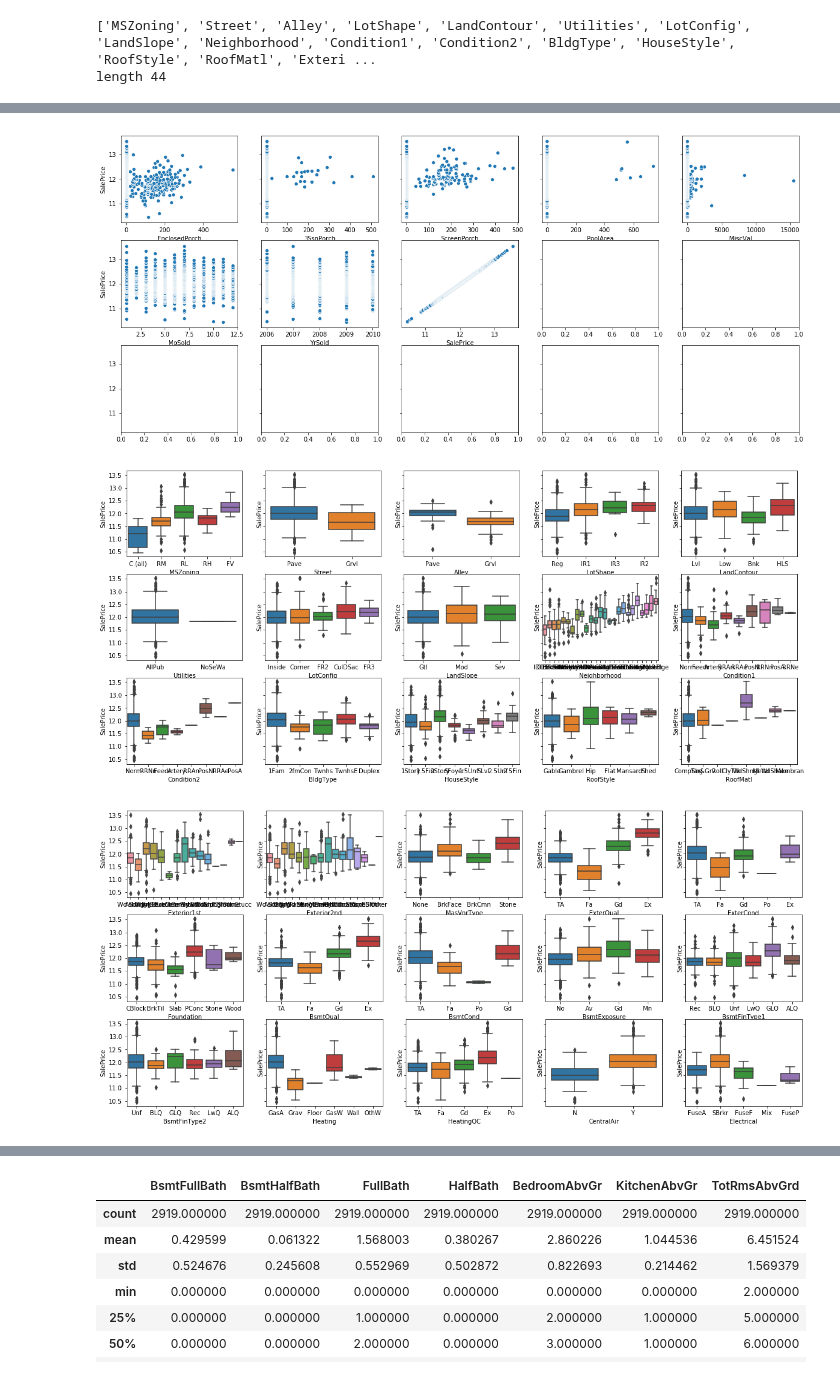
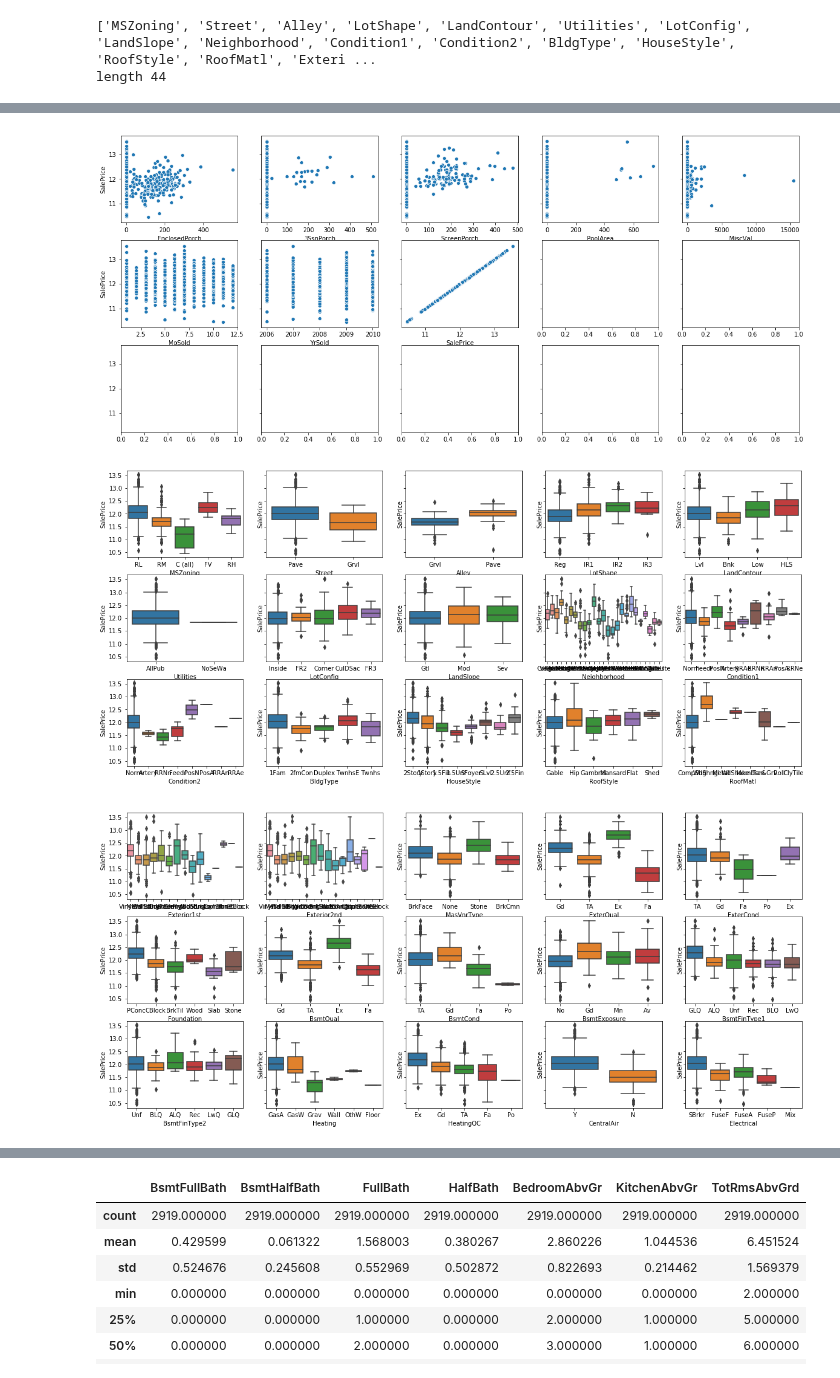
Before and after one commit to monthepp/kaggle, a Jupyter notebook: house_prices_advanced_regression_techniques/house_prices_advanced_regression_techniques.ipynb, the cells around one changed output, grey strips where cells are left out. Drawn from its saved outputs; the diff is of its cells as text; code cells hidden in the pictures.

```diff
--- a/house_prices_advanced_regression_techniques/house_prices_advanced_regression_techniques.ipynb
+++ b/house_prices_advanced_regression_techniques/house_prices_advanced_regression_techniques.ipynb
@@ -161,17 +159,17 @@ scatterplot = scatterplot5x3(train_sorted_df, by=col_number[15:30], column='Sale
 # %%
 # scatter plot for last 15 features
-scatterplot = scatterplot5x3(train_sorted_df, by=col_number[30:], column='SalePrice')
+scatterplot = scatterplot5x3(data_df[data_df['DataType'] == 'training'], by=col_number[30:], column='SalePrice')
 # %% [output]
-[figure, old version]
+[figure, new version]
 # %%
 # box plot for first 15 features
-boxplot = boxplot5x3(train_sorted_df, by=col_object[:15], column='SalePrice')
+boxplot = boxplot5x3(data_df[data_df['DataType'] == 'training'], by=col_object[:15], column='SalePrice')
 # %% [output]
-[figure, old version]
+[figure, new version]
 # %%
 # box plot for second 15 features
-boxplot = boxplot5x3(train_sorted_df, by=col_object[15:30], column='SalePrice')
+boxplot = boxplot5x3(data_df[data_df['DataType'] == 'training'], by=col_object[15:30], column='SalePrice')
 # %% [output]
-[figure, old version]
+[figure, new version]
 # %%
 # box plot for last 15 features
```
Also changed, not shown: parts of 27 cells of this notebook.
